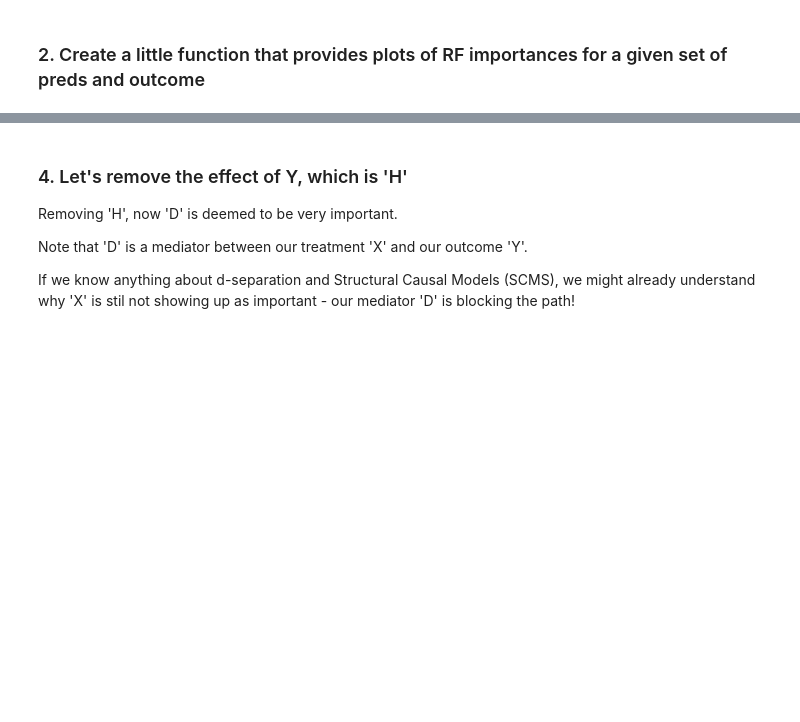
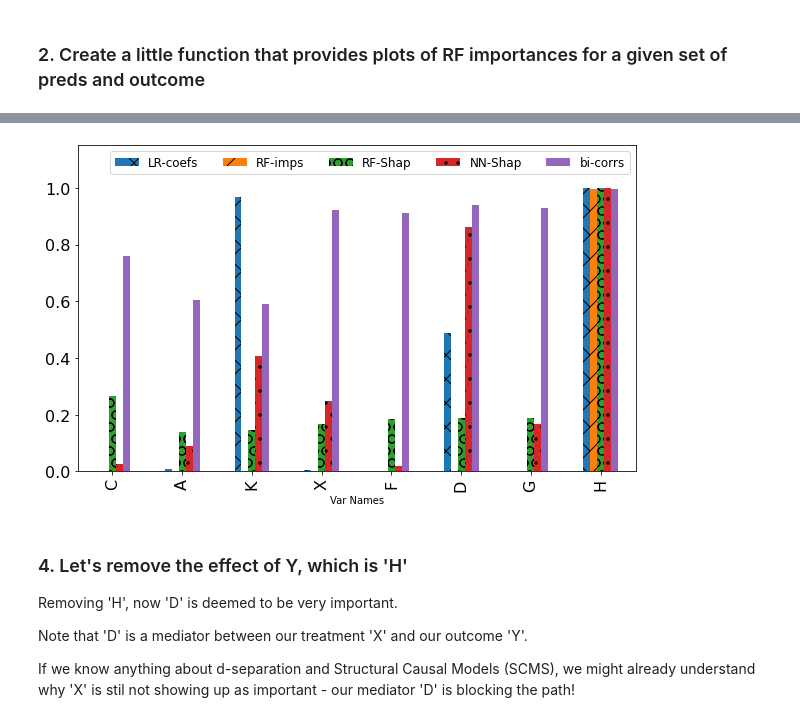
Before and after one commit to matthewvowels1/ML_structural_interactions, a Jupyter notebook: RF_importances_Shapley.ipynb, the cells around one changed output, grey strips where cells are left out. Cells and saved outputs as stored; diff of their text form; code cells hidden in the pictures; blank space fills up the shorter version.

```diff
--- a/RF_importances_Shapley.ipynb
+++ b/RF_importances_Shapley.ipynb
@@ -85,0 +135,8 @@ H 1.0259210503223988
+# %%
+predictors = np.concatenate((C, A, K, X, F, D, G, H),1)
+outcome =  Y[:,0]
+
+# biv_covs,biv_corrs, rf_importances, rf_shap_vals, nn_shap_vals, lr_coefs = get_importances(predictors, outcome, feature_names)
+# plot_results(biv_corrs, rf_importances, rf_shap_vals, nn_shap_vals, lr_coefs, feature_names, graph_name='all_preds.png')
+
+biv_covs_a,biv_corrs_a, rf_importances_a, rf_shap_vals_a, nn_shap_vals_a, lr_coefs_a = get_importances(predictors, outcome, feature_names, standardize=True)
@@ -86,3 +151,7 @@ H 1.0259210503223988
+# %%
+plot_results(biv_corrs_a, rf_importances_a, rf_shap_vals_a, nn_shap_vals_a, lr_coefs_a, feature_names, graph_name='all_preds_std.png')
+# %% [output]
+[figure, added]
 # %% [markdown]
 ### 4. Let's remove the effect of Y, which is 'H'
 
```
Also changed, not shown: parts of 23 cells of this notebook, 10 other files.
